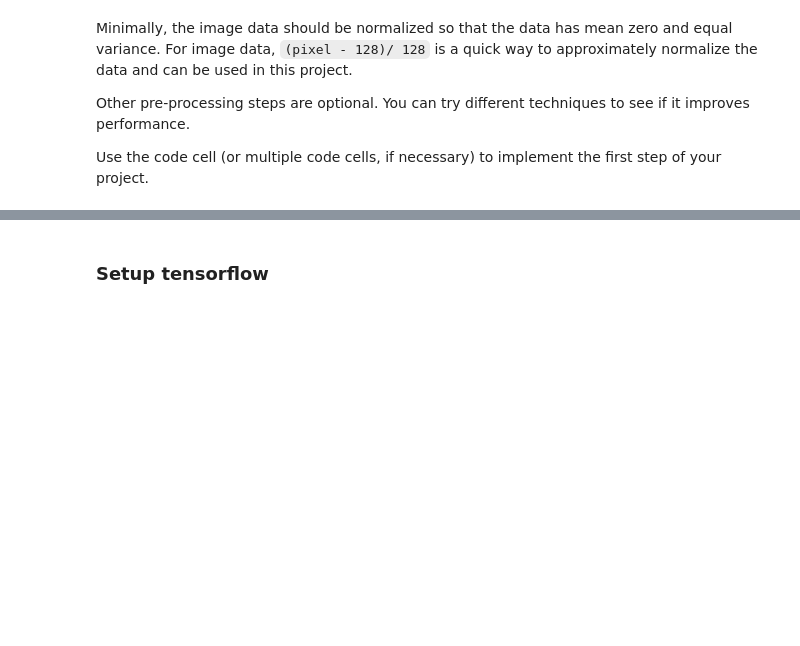
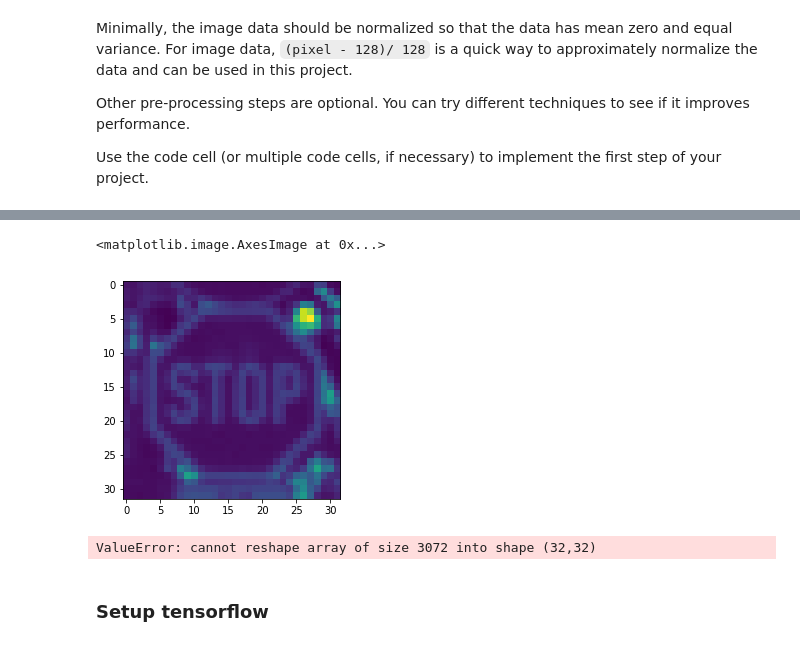
Before and after one commit to nqiao/Traffic-Sign-Classifier, a Jupyter notebook: Traffic_Sign_Classifier.ipynb, the cells around one changed output, grey strips where cells are left out. Drawn from its saved outputs; the diff is of its cells as text; code cells hidden in the pictures; blank space fills up the shorter version.

Commit message:
add gray scale

```diff
--- a/Traffic_Sign_Classifier.ipynb
+++ b/Traffic_Sign_Classifier.ipynb
@@ -153,6 +153,23 @@ Use the code cell (or multiple code cells, if necessary) to implement the first
 from sklearn.utils import shuffle
 
 X_train, y_train = shuffle(X_train, y_train)
+# %%
+# gray scale
+def rgb2gray(X):
+    """Gray scale the images"""
+    X_gray = np.empty((len(X),32,32,1))
+    for i in range(len(X)):
+        r, g, b = X[i][:,:,0], X[i][:,:,1], X[i][:,:,2]
+        gray = 0.2989 * r + 0.5870 * g + 0.1140 * b
+        gray = gray.reshape((32,32,1))
+        X_gray[i] = gray
+    return X_gray
+
+ # Gray scale
+X_train_gray = rgb2gray(X_train)
+X_valid_gray = rgb2gray(X_valid)
+X_test_gray = rgb2gray(X_test)
+# plt.imshow(X_test[0])
 # %%
 ### Preprocess the data here. It is required to normalize the data. Other preprocessing steps could include
 ### converting to grayscale, etc.
@@ -164,3 +186,14 @@ X_test_nor = X_test / 128 - 1
+# %%
+plt.imshow(X_train_gray[2].reshape((32,32)))
+# %% [output]
+<matplotlib.image.AxesImage at 0x...>
+[figure, added]
+# %%
+# X_train_nor[0].shape
+# plt.imshow(X_train[0])
+plt.imshow(X_train_nor[2].reshape((32,32)))
+# %% [output]
+ValueError: cannot reshape array of size 3072 into shape (32,32)
 # %% [markdown]
 ### Setup tensorflow
 # %%
```
Also changed, not shown: parts of 6 cells of this notebook, 13 other files.
